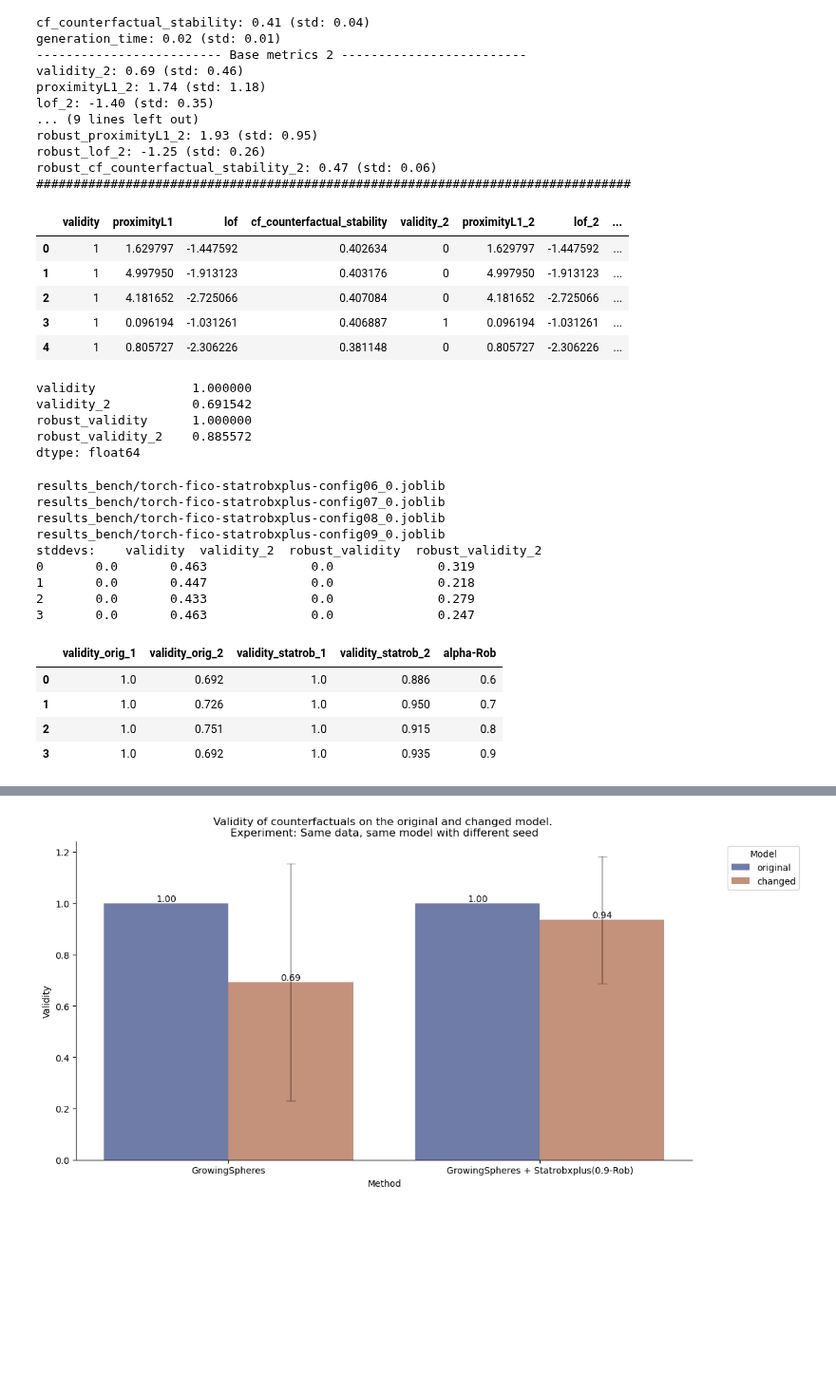
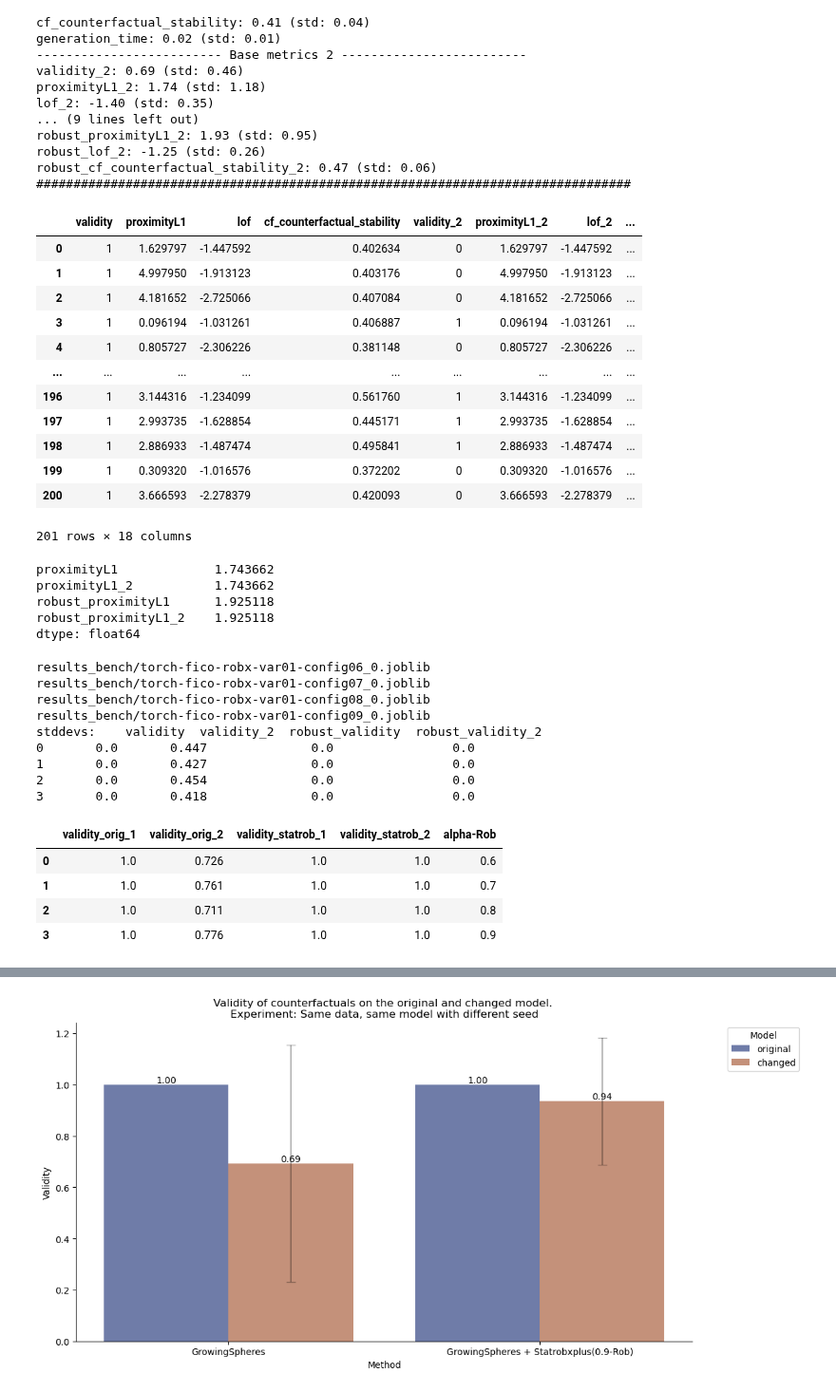
Before and after one commit to istepka/betarce, a Jupyter notebook: src/results_analysis2.ipynb, the cells around one changed output, grey strips where cells are left out. Shown at 95% size. Saved outputs shown, nothing was run; the diff lists cells and outputs as text; code cells hidden in the pictures; blank space fills up the shorter version.

```diff
--- a/src/results_analysis2.ipynb
+++ b/src/results_analysis2.ipynb
@@ -37,28 +37,35 @@ robust_lof_2: -1.25 (std: 0.26)
 robust_cf_counterfactual_stability_2: 0.47 (std: 0.06)
 ################################################################################
 # %%
-es_base.get_results_as_pandas().dropna().head(5)
+es_base.get_results_as_pandas()
 # %% [output]
 |  | validity | proximityL1 | lof | cf_counterfactual_stability | validity_2 | proximityL1_2 | lof_2 | ... |
 | 0 | 1 | 1.629797 | -1.447592 | 0.402634 | 0 | 1.629797 | -1.447592 | ... |
 | 1 | 1 | 4.997950 | -1.913123 | 0.403176 | 0 | 4.997950 | -1.913123 | ... |
 | 2 | 1 | 4.181652 | -2.725066 | 0.407084 | 0 | 4.181652 | -2.725066 | ... |
 | 3 | 1 | 0.096194 | -1.031261 | 0.406887 | 1 | 0.096194 | -1.031261 | ... |
 | 4 | 1 | 0.805727 | -2.306226 | 0.381148 | 0 | 0.805727 | -2.306226 | ... |
+| ... | ... | ... | ... | ... | ... | ... | ... | ... |
+| 196 | 1 | 3.144316 | -1.234099 | 0.561760 | 1 | 3.144316 | -1.234099 | ... |
+| 197 | 1 | 2.993735 | -1.628854 | 0.445171 | 1 | 2.993735 | -1.628854 | ... |
+| 198 | 1 | 2.886933 | -1.487474 | 0.495841 | 1 | 2.886933 | -1.487474 | ... |
+| 199 | 1 | 0.309320 | -1.016576 | 0.372202 | 0 | 0.309320 | -1.016576 | ... |
+| 200 | 1 | 3.666593 | -2.278379 | 0.420093 | 0 | 3.666593 | -2.278379 | ... |
+201 rows × 18 columns
 # %%
 res = es_base.get_results_as_pandas()
 res = res.dropna() #TODO investigate what causes nulls
 res = res[res['robust_validity'] > 0] #TODO fix so robust cf is always valid for model 1
-cols = [x for x in res.columns if 'validity' in x]
+cols = [x for x in res.columns if 'prox' in x]
 res[cols].mean()
 # %% [output]
-validity             1.000000
-validity_2           0.691542
-robust_validity      1.000000
-robust_validity_2    0.885572
+proximityL1             1.743662
+proximityL1_2           1.743662
+robust_proximityL1      1.925118
+robust_proximityL1_2    1.925118
 dtype: float64
 # %%
-name = 'torch-fico-statrobxplus-config0'
+name = 'torch-fico-robx-var01-config0'
 
 robs = []
 robs_std = []
@@ -69,8 +76,8 @@ for i, a in enumerate(threshs):
     print(f)
     er = ExperimentResults.load_results_from_file(f)
     res = er.get_results_as_pandas()
-    res = res.dropna() #TODO investigate what causes nulls
-    res = res[res['robust_validity'] > 0] #TODO fix so robust cf is always valid for model 1
+    # res = res.dropna() #TODO investigate what causes nulls
+    # res = res[res['robust_validity'] > 0] #TODO fix so robust cf is always valid for model 1
     cols = [x for x in res.columns if 'validity' in x]
     means = res[cols].mean().to_numpy()
     stds = res[cols].std().to_numpy()
@@ -84,17 +91,17 @@ df.columns = ['validity_orig_1', 'validity_orig_2', 'validity_statrob_1', 'valid
 df['alpha-Rob'] = threshs / 10
 df
 # %% [output]
-results_bench/torch-fico-statrobxplus-config06_0.joblib
-results_bench/torch-fico-statrobxplus-config07_0.joblib
-results_bench/torch-fico-statrobxplus-config08_0.joblib
-results_bench/torch-fico-statrobxplus-config09_0.joblib
+results_bench/torch-fico-robx-var01-config06_0.joblib
+results_bench/torch-fico-robx-var01-config07_0.joblib
+results_bench/torch-fico-robx-var01-config08_0.joblib
+results_bench/torch-fico-robx-var01-config09_0.joblib
 stddevs:    validity  validity_2  robust_validity  robust_validity_2
-0       0.0       0.463              0.0              0.319
-1       0.0       0.447              0.0              0.218
-2       0.0       0.433              0.0              0.279
-3       0.0       0.463              0.0              0.247
+0       0.0       0.447              0.0                0.0
+1       0.0       0.427              0.0                0.0
+2       0.0       0.454              0.0                0.0
+3       0.0       0.418              0.0                0.0
 |  | validity_orig_1 | validity_orig_2 | validity_statrob_1 | validity_statrob_2 | alpha-Rob |
-| 0 | 1.0 | 0.692 | 1.0 | 0.886 | 0.6 |
-| 1 | 1.0 | 0.726 | 1.0 | 0.950 | 0.7 |
-| 2 | 1.0 | 0.751 | 1.0 | 0.915 | 0.8 |
-| 3 | 1.0 | 0.692 | 1.0 | 0.935 | 0.9 |
+| 0 | 1.0 | 0.726 | 1.0 | 1.0 | 0.6 |
+| 1 | 1.0 | 0.761 | 1.0 | 1.0 | 0.7 |
+| 2 | 1.0 | 0.711 | 1.0 | 1.0 | 0.8 |
+| 3 | 1.0 | 0.776 | 1.0 | 1.0 | 0.9 |
```
Also changed, not shown: parts of 6 cells of this notebook.
